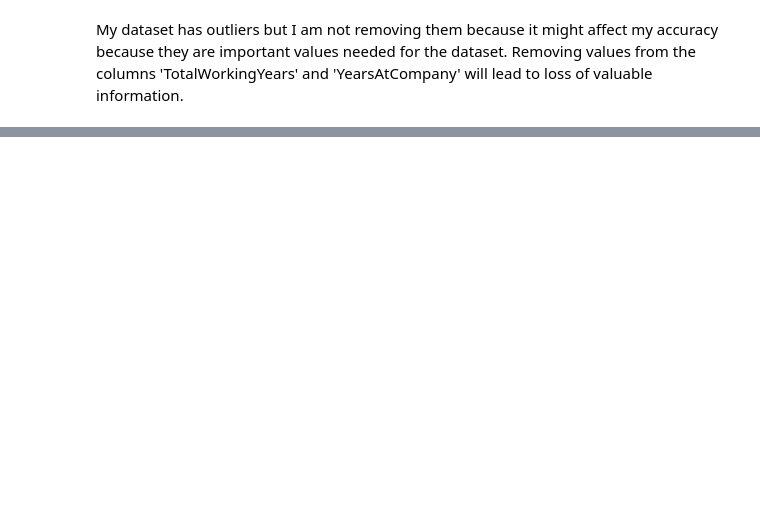
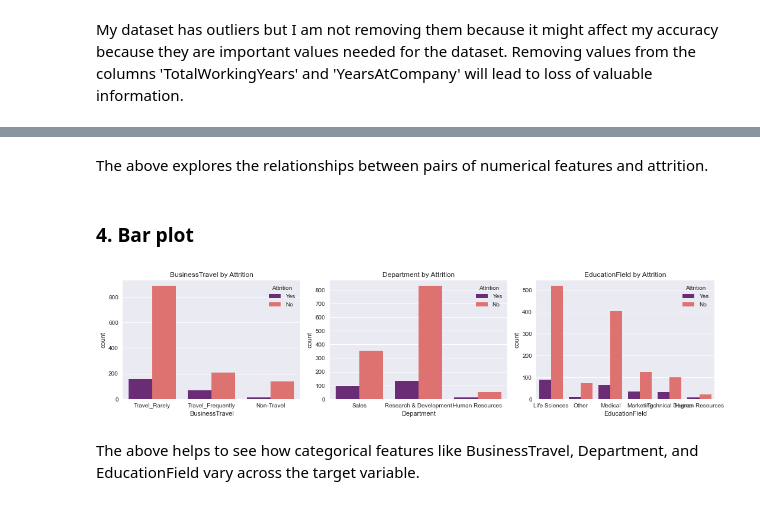
Before and after one commit to olivemideva/phase_3_project, a Jupyter notebook: Student.ipynb, the cells around one changed output, grey strips where cells are left out. Drawn from its saved outputs; the diff is of its cells as text; code cells hidden in the pictures; blank space fills up the shorter version.

```diff
--- a/Student.ipynb
+++ b/Student.ipynb
@@ -236,0 +245,33 @@ My dataset has outliers but I am not removing them because it might affect my ac
+# %% [markdown]
+The above explores the relationships between pairs of numerical features and attrition.
+# %% [markdown]
+### 4. Bar plot
+# %%
+def plot_countplots_with_attrition(df, categorical_columns):
+    """
+    Plot count plots for categorical features with respect to 'Attrition'.
+
+    Args:
+    - df: DataFrame containing the data
+    - categorical_columns: List of categorical column names
+
+    Returns:
+    - None
+    """
+    plt.figure(figsize=(15, 10))
+    for i, col in enumerate(categorical_columns, 1):
+        plt.subplot(3, 3, i)
+        sns.countplot(x=col, hue='Attrition', data=df, palette="magma")
+        plt.title(f'{col} by Attrition')
+    plt.tight_layout()
+    plt.show()
+
+# List of categorical features to plot
+categorical_columns = ['BusinessTravel', 'Department', 'EducationField']
+
+# Call the function to plot count plots with attrition
+plot_countplots_with_attrition(df, categorical_columns)
+# %% [output]
+[figure, added]
+# %% [markdown]
+The above helps to see how categorical features like BusinessTravel, Department, and EducationField vary across the target variable.
```
Also changed, not shown: parts of 4 cells of this notebook.
